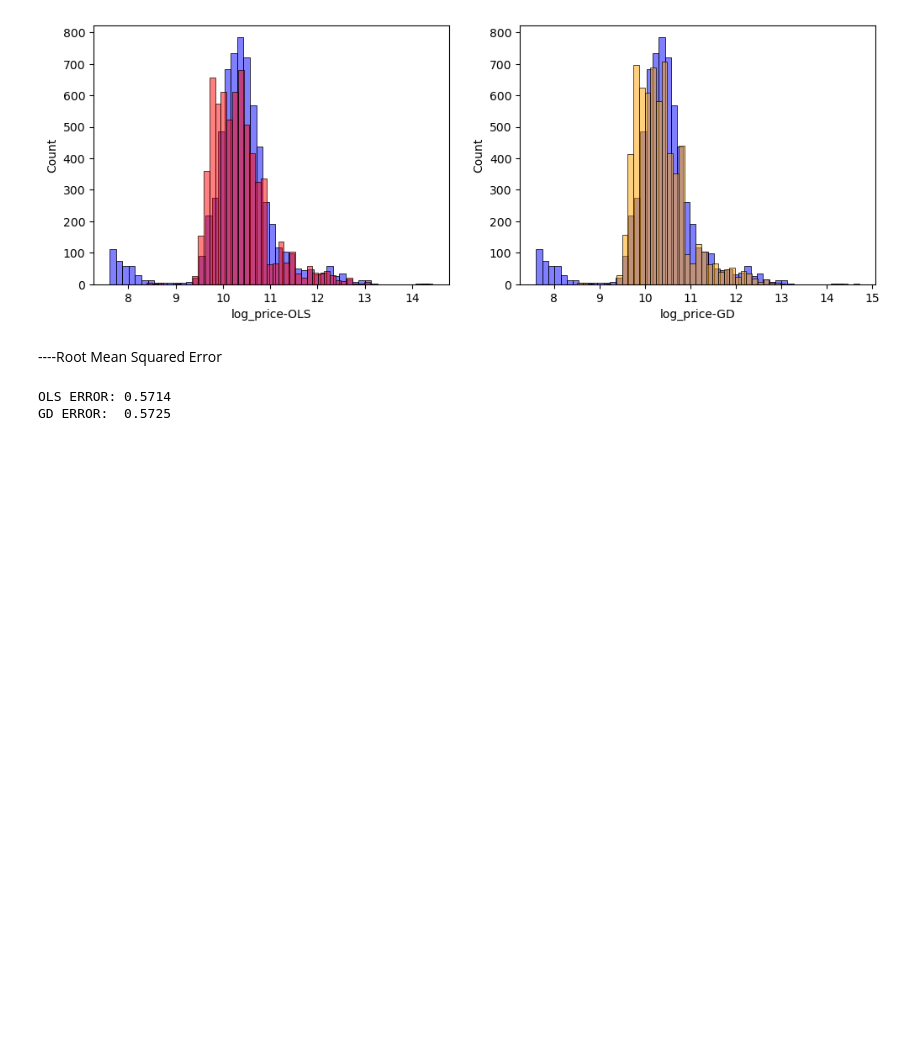
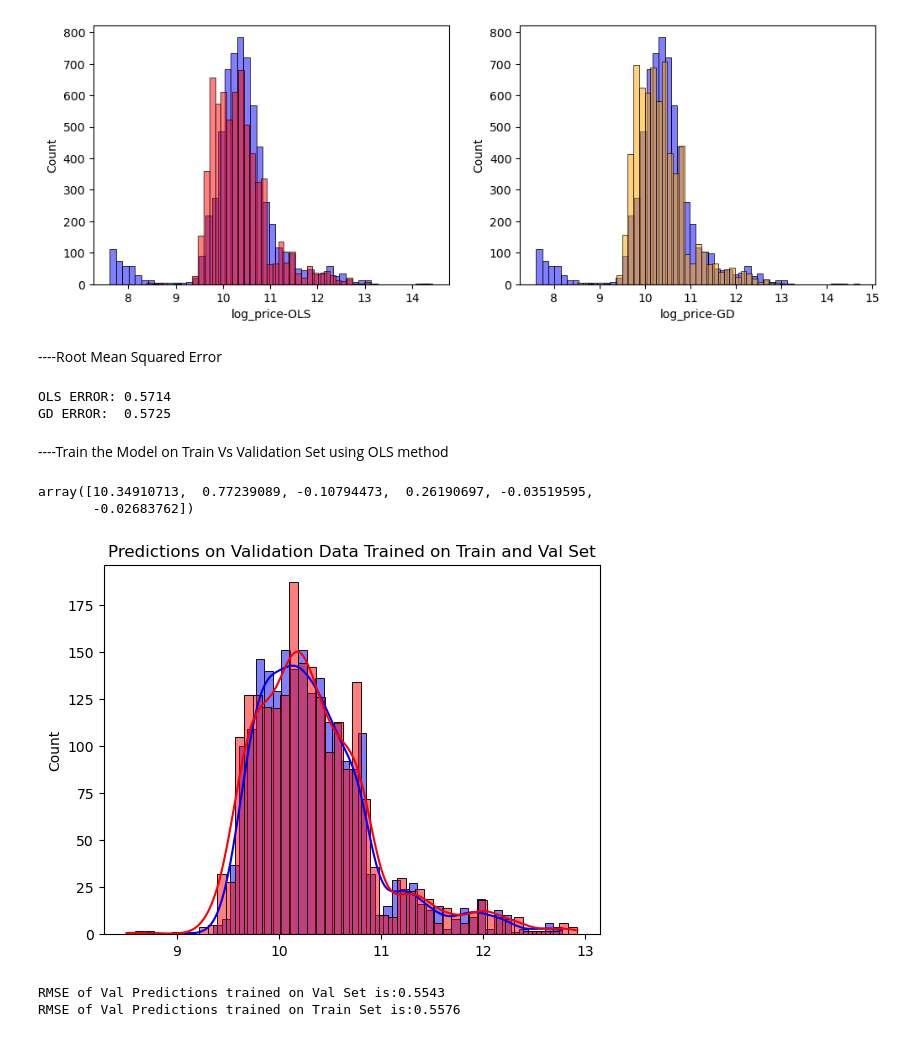
Before and after one commit to tsikospanagiotis87/ml-education, a Jupyter notebook: car-price-model.ipynb, the cells around one changed output. Drawn from its saved outputs; the diff is of its cells as text; code cells hidden in the pictures; blank space fills up the shorter version.

Commit message:
add validation train and predictions

```diff
--- a/car-price-model.ipynb
+++ b/car-price-model.ipynb
@@ -131,7 +131,11 @@ X_test = df_test[base].fillna(0).values
 X_val = df_val[base].fillna(0).values
 X_train = df_train[base].fillna(0).values
 # %%
-X_train = (X_train - X_train.mean(axis= 0)) / X_train.std(axis= 0)
+def standardization(X):
+    X_stand = (X - X.mean(axis= 0)) / X.std(axis= 0)
+    return X_stand
+# %%
+X_train = standardization(X_train)
 # %%
 from regressors import Regression_model
 # %%
@@ -175,3 +179,30 @@ print(f'OLS ERROR: {ols_error:.4f}\nGD ERROR:  {gd_error:.4f}')
 # %% [output]
 OLS ERROR: 0.5714
 GD ERROR:  0.5725
+# %% [markdown]
+----Train the Model on Train Vs Validation Set using OLS method
+# %%
+X_val = standardization(X_val)
+val_model = Regression_model(method= 'ols')
+w_val = val_model.train(X_val, y_val)
+# %%
+w_val
+# %% [output]
+array([10.34910713,  0.77239089, -0.10794473,  0.26190697, -0.03519595,
+       -0.02683762])
+# %%
+val_pred = val_model.predict(X_val)
+val_pred_train = ols_model.predict(X_val)
+# %%
+sns.histplot(val_pred_train, bins= 50, color= 'blue', alpha= 0.5, kde= True)
+sns.histplot(val_pred, bins= 50, color= 'red', alpha= 0.5, kde= True)
+plt.title('Predictions on Validation Data Trained on Train and Val Set')
+plt.show()
+# %% [output]
+[figure, added]
+# %%
+print(f'RMSE of Val Predictions trained on Val Set is:{val_model.rmse(y_val, val_pred):.4f}\nRMSE of Val Predictions' +
+      f' trained on Train Set is:{ols_model.rmse(y_val, val_pred_train):.4f}')
+# %% [output]
+RMSE of Val Predictions trained on Val Set is:0.5543
+RMSE of Val Predictions trained on Train Set is:0.5576
```
Also changed, not shown: 1 other file.
